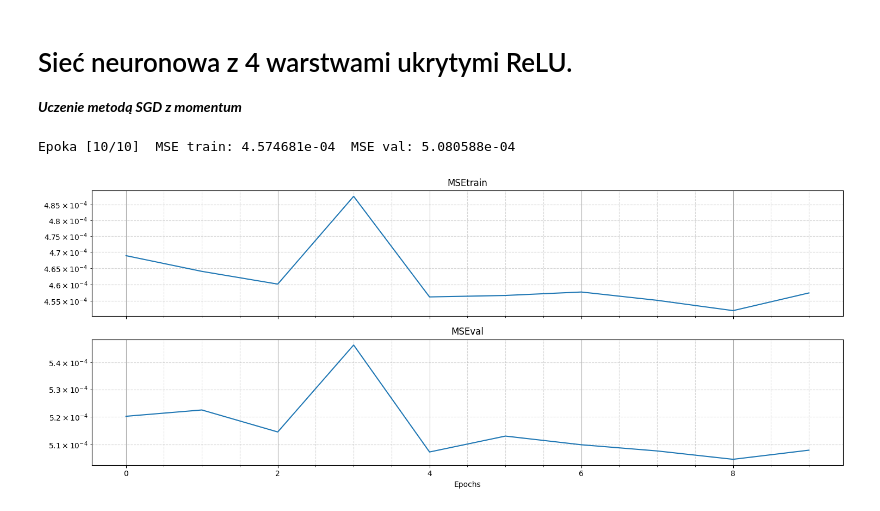
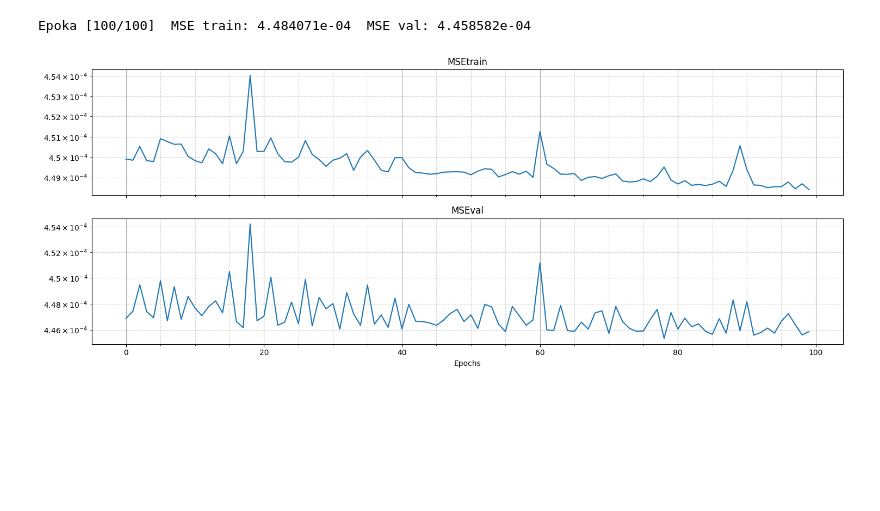
Before and after one commit to antonimarczuk123/NumericalPy, a Jupyter notebook: NeuralNetworksV2/NN.ipynb, the cells around one changed output. Drawn from its saved outputs; the diff is of its cells as text; code cells hidden in the pictures; blank space fills up the shorter version.

```diff
--- a/NeuralNetworksV2/NN.ipynb
+++ b/NeuralNetworksV2/NN.ipynb
@@ -1,4 +0,0 @@
-# %% [markdown]
-# Sieć neuronowa z 4 warstwami ukrytymi ReLU.
-
-***Uczenie metodą SGD z momentum***
@@ -97,10 +92,10 @@ p_W5_old = data['p_W5_old']
 # p_W5_old = np.zeros((n_outputs, n_hidden[3]))
 # %%
 
-max_epochs = 10 # maksymalna liczba epok
-learning_rate = 0.01 # współczynnik uczenia
+max_epochs = 100 # maksymalna liczba epok
+learning_rate = 0.03 # współczynnik uczenia
 momentum = 0.9 # współczynnik momentum
-mb_size = 500 # rozmiar mini-batcha
+mb_size = 7000 # rozmiar mini-batcha
 
 
 # deklaracja potrzebnych tablic
@@ -177,7 +172,8 @@ MSEvalTab = np.zeros((max_epochs, 1))
 # uczenie sieci metodą SGD+momentum
 
 for i in range(max_epochs):
-    for j in range(1000):
+    for j in range(10):
+        # SGD
         idx = np.random.permutation(n_train)[:mb_size]
         X = X_train[:, idx]
         Y = Y_train[idx]
@@ -256,35 +252,35 @@ for i in range(max_epochs):
     MSEtrain = np.mean((b5 + W5 @ np.maximum(0, b4 + W4 @ np.maximum(0, b3 + W3 @ np.maximum(0, b2 + W2 @ np.maximum(0, b1 + W1 @ X_train)))) - Y_train) ** 2)
     MSEval = np.mean((b5 + W5 @ np.maximum(0, b4 + W4 @ np.maximum(0, b3 + W3 @ np.maximum(0, b2 + W2 @ np.maximum(0, b1 + W1 @ X_val)))) - Y_val) ** 2)
 
     MSEtrainTab[i] = MSEtrain
     MSEvalTab[i] = MSEval
 
     print(f"\rEpoka [{i+1}/{max_epochs}]  MSE train: {MSEtrain:.6e}  MSE val: {MSEval:.6e}", end='')
 
 
 # Wyświetlanie przebiegu uczenia
 
 fig1, (ax1, ax2) = plt.subplots(2, 1, figsize=(15, 6), sharex=True)
 
 ax1.plot(MSEtrainTab)
 ax1.set_yscale('log')
 ax1.set_title("MSEtrain")
 ax1.minorticks_on()  # włącza dodatkowe podziałki
 ax1.grid(True, which='major', linestyle='-')   # grubsze linie dla głównych
 ax1.grid(True, which='minor', linestyle='--', alpha=0.5)   # cieńsze dla pomocniczych
 
 ax2.plot(MSEvalTab)
 ax2.set_yscale('log')
 ax2.set_title("MSEval")
 ax2.set_xlabel("Epochs")
 ax2.minorticks_on()  # włącza dodatkowe podziałki
 ax2.grid(True, which='major', linestyle='-')   # grubsze linie dla głównych
 ax2.grid(True, which='minor', linestyle='--', alpha=0.5)   # cieńsze dla pomocniczych
 
 plt.tight_layout() # ładniej wyglądają wykresy
 # %% [output]
-Epoka [10/10]  MSE train: 4.574681e-04  MSE val: 5.080588e-04
+Epoka [100/100]  MSE train: 4.484071e-04  MSE val: 4.458582e-04
-[figure, old version]
+[figure, new version]
 # %%
 # Zapisanie wyznaczonych wag modelu
 np.savez(f"weights_({n_hidden[0]},{n_hidden[1]},{n_hidden[2]},{n_hidden[3]})_hidden.npz",
```
Also changed, not shown: parts of 4 cells of this notebook, 4 other files.
